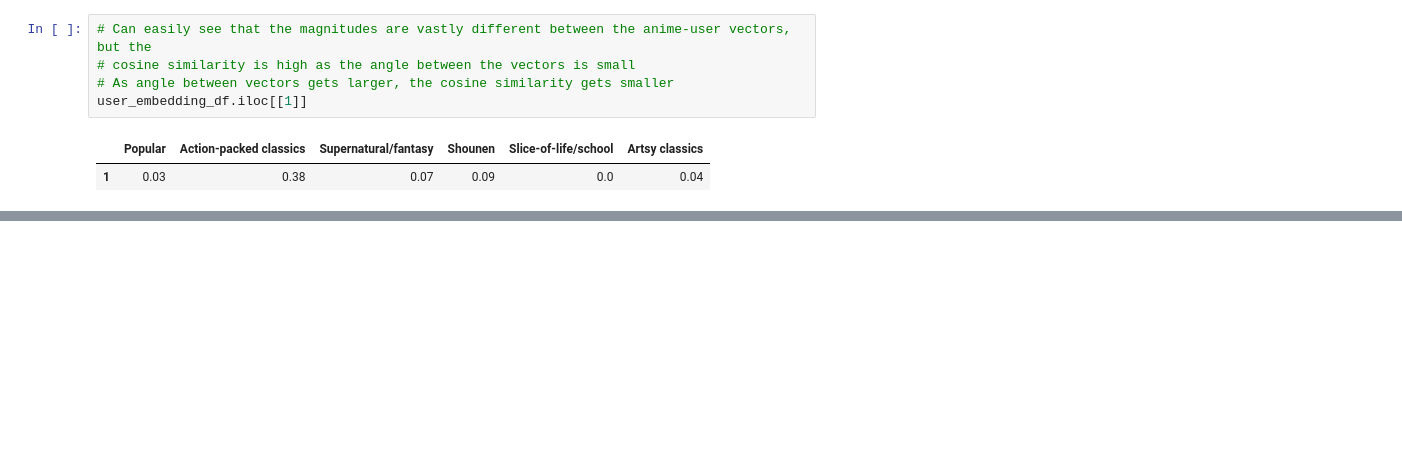
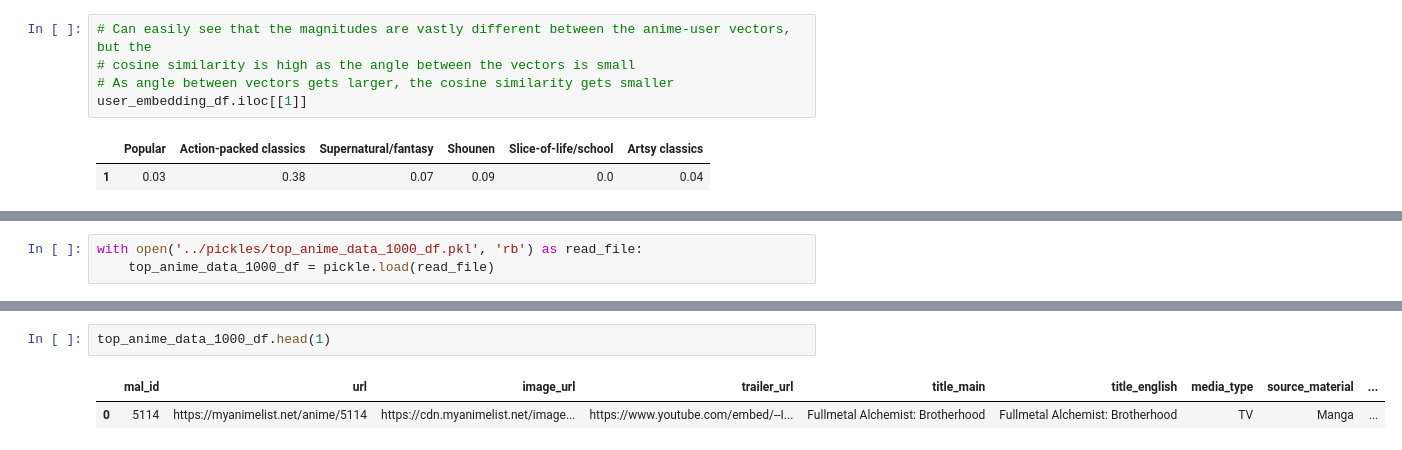
Before and after one commit to binh748/anime-recommender, a Jupyter notebook: notebooks/modeling.ipynb, the cells around one changed output, grey strips where cells are left out. Saved outputs shown, nothing was run; the diff lists cells and outputs as text; blank space fills up the shorter version.

```diff
--- a/notebooks/modeling.ipynb
+++ b/notebooks/modeling.ipynb
@@ -374,0 +439,3 @@ Yuber_recs_filtered
+# %%
+with open('../pickles/top_anime_data_1000_df.pkl', 'rb') as read_file:
+    top_anime_data_1000_df = pickle.load(read_file)
@@ -374,0 +462,5 @@ Yuber_recs_filtered
+# %%
+top_anime_data_1000_df.head(1)
+# %% [output]
+|  | mal_id | url | image_url | trailer_url | title_main | title_english | media_type | source_material | ... |
+| 0 | 5114 | https://myanimelist.net/anime/5114 | https://cdn.myanimelist.net/image... | https://www.youtube.com/embed/--I... | Fullmetal Alchemist: Brotherhood | Fullmetal Alchemist: Brotherhood | TV | Manga | ... |
```
Also changed, not shown: parts of 25 cells of this notebook, 1 other file.
